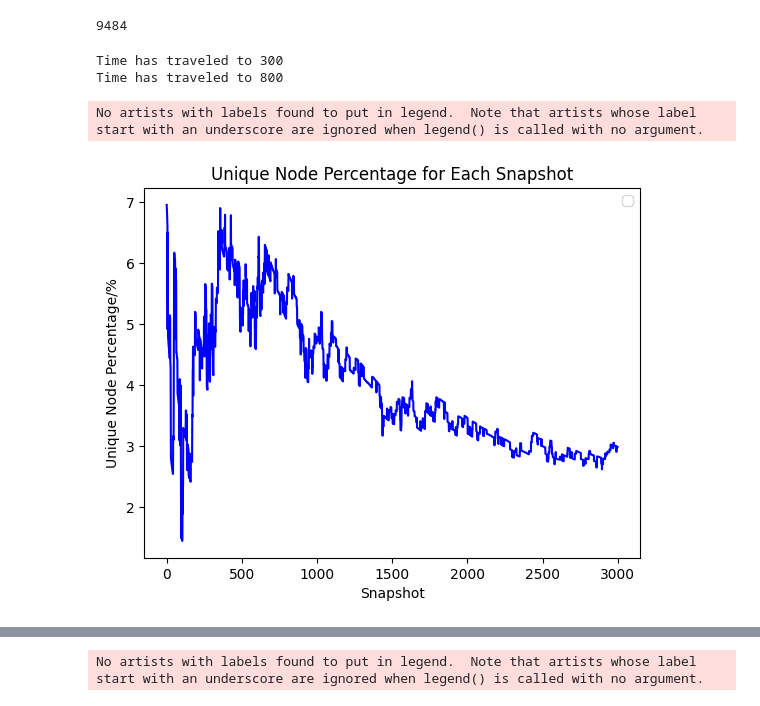
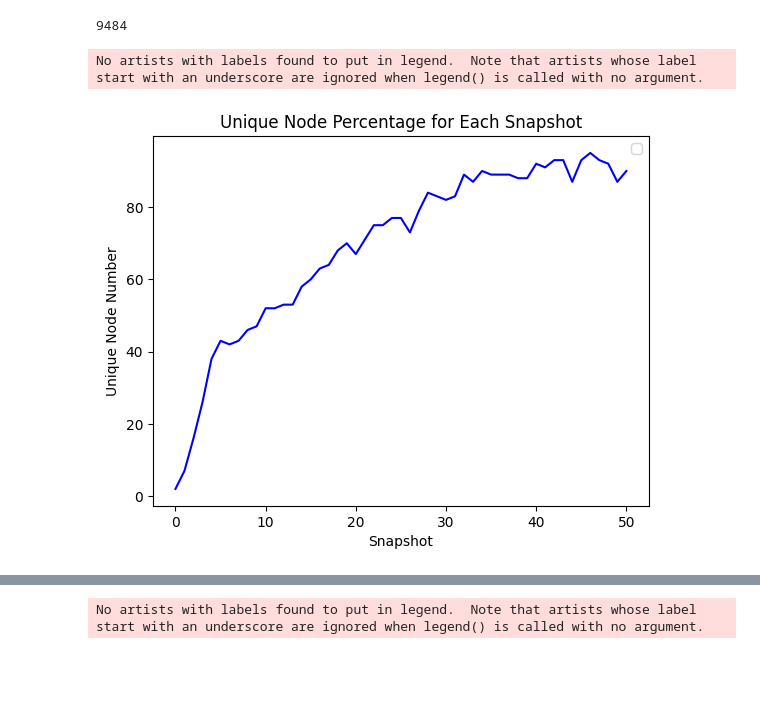
Before and after one commit to JaviAnton/tempo-network-anonymity, a Jupyter notebook: toydata.ipynb, the cells around one changed output, grey strips where cells are left out. Drawn from its saved outputs; the diff is of its cells as text; code cells hidden in the pictures; blank space fills up the shorter version.

```diff
--- a/toydata.ipynb
+++ b/toydata.ipynb
@@ -53,6 +54,23 @@ def n_m_anonymity(G):
     #print("Number of unique nodes:", unique_count)
 
     return frequency_dict
+# %%
+def n_m_anonymity2(G):
+    frequency_dict = defaultdict(int)
+
+    # Obtain (n, m) value for each node and count their frequencies
+    for node in G.nodes():
+        ego_net = nx.ego_graph(G, node)
+        n = ego_net.number_of_nodes()
+        m = ego_net.number_of_edges()
+        frequency_dict[(n, m)] += 1
+
+    # Calculate the percentage of nodes with unique (n, m) values (frequency of 1)
+    unique_count = sum(1 for count in frequency_dict.values() if count == 1)
+    total_nodes = G.number_of_nodes()
+    percentage_unique = (unique_count / total_nodes) * 100
+
+    return frequency_dict
 # %%
 # pos = nx.spring_layout(G)
 # nx.draw(G, pos, with_labels=True, node_size=700, node_color="skyblue", font_size=10, font_color="black", font_weight="bold", arrowsize=20)
@@ -77,7 +95,7 @@ def betweenness_centra(G):
 # %%
 G = nx.Graph()
 G.add_nodes_from(range(0, 200))
-num_timestamps = 20
+num_timestamps = 10
 
 # for timestamp in range(1, num_timestamps+1):
 #     edge = random.sample(list(G.nodes()), k=random.randint(50,80))
@@ -85,7 +103,7 @@ num_timestamps = 20
 #     G.add_edges_from(edges)
 
 for timestamp in range(1, num_timestamps + 1):
-    edge = random.sample(list(G.nodes()), k=random.randint(80, 120))
+    edge = random.sample(list(G.nodes()), k=random.randint(30, 50))
     for u in edge:
         for v in edge:
             if u != v:
@@ -198,12 +236,12 @@ G.number_of_edges()
 # %%
 def snapshots_uniqueness(edges):
     unique_percentage = []
+    count = []
     G = nx.DiGraph()
     G.add_edges_from(edges)
     M = G.number_of_edges()
 
-    for i in range(0, 3000):
-        i = i + 100
+    for i in range(1, M, int(0.02*M)):
         sub_edge = edges[:i]
         snapshot = nx.DiGraph()
         snapshot.add_edges_from(sub_edge)
@@ -211,7 +249,8 @@ def snapshots_uniqueness(edges):
         # print("Snapshot", i)
         # print("No. of Nodes:", snapshot.number_of_nodes(), "No. of Edges:",snapshot.number_of_edges())
 
-        anonymity_dict = n_m_anonymity(snapshot)
+        #anonymity_dict = n_m_anonymity(snapshot)
+        anonymity_dict = n_m_anonymity2(snapshot)
         unique_count = sum(1 for count in anonymity_dict.values() if count == 1)
         total_nodes = snapshot.number_of_nodes()
         percentage_unique = (unique_count / total_nodes) * 100
@@ -219,21 +258,21 @@ def snapshots_uniqueness(edges):
         # print("No. of Unique nodes:", unique_count, "Percentage of Uniqueness: ", percentage_unique)
 
         unique_percentage.append(percentage_unique)
+        count.append(unique_count)
 
-    return unique_percentage
+    return count, unique_percentage
 # %%
 #sample_set = [100, 200, 500, 1000, 2000, 5000, 8000, 10000, 15000, 22000, 30000]
-unique_percentage = snapshots_uniqueness(edges)
+count, unique_percentage = snapshots_uniqueness(edges)
 
-plt.plot(unique_percentage, linestyle='-', color='b')
+plt.plot(count, linestyle='-', color='b')
+#plt.plot(unique_percentage, linestyle='-', color='r')
 plt.xlabel('Snapshot')
-plt.ylabel('Unique Node Percentage/%')
+plt.ylabel('Unique Node Number')
 plt.title('Unique Node Percentage for Each Snapshot')
 #plt.xticks(range(len(unique_percentage)), range(len(unique_percentage)))
 plt.legend()
 plt.show()
 # %% [output]
-Time has traveled to 300
-Time has traveled to 800
+No artists with labels found to put in legend.  Note that artists whose label start with an underscore are ignored when legend() is called with no argument.
-No artists with labels found to put in legend.  Note that artists whose label start with an underscore are ignored when legend() is called with no argument.
-[figure, old version]
+[figure, new version]
```
Also changed, not shown: parts of 13 cells of this notebook.
